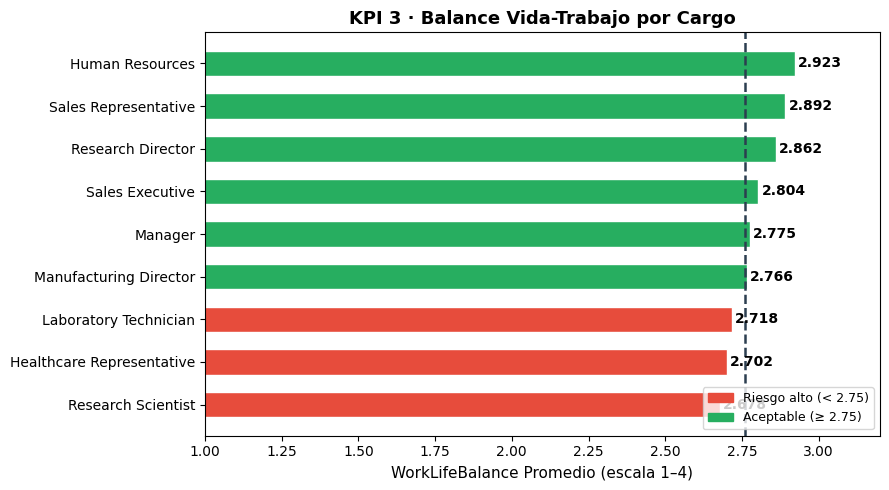
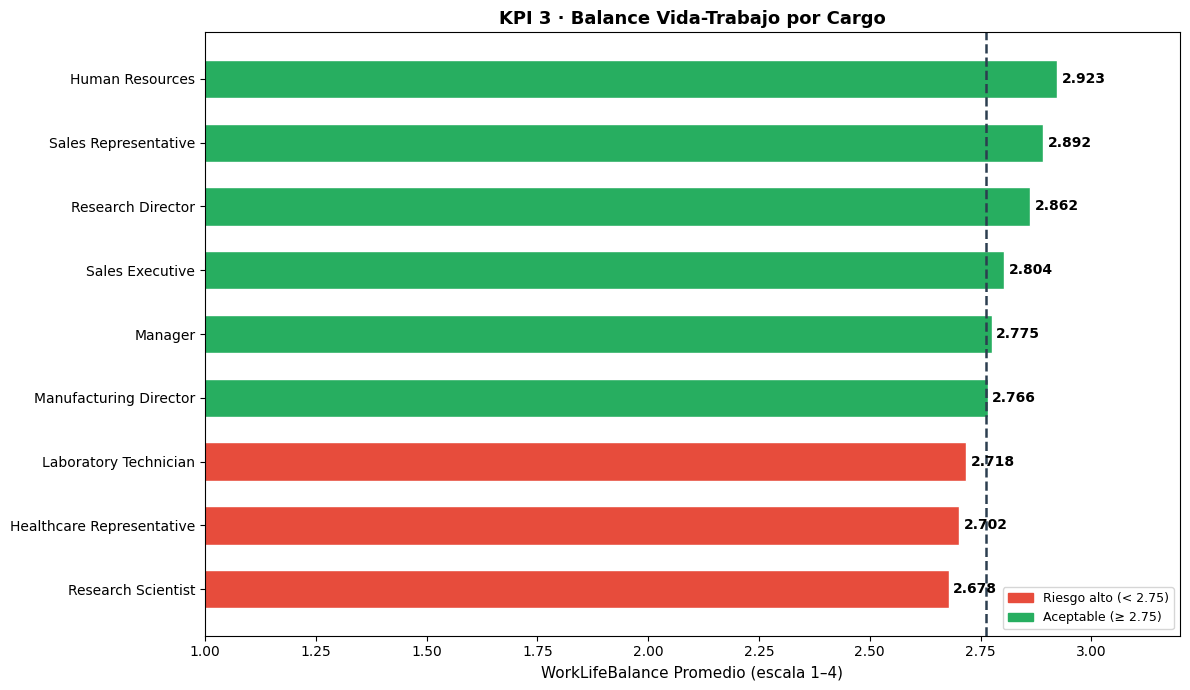
The notebook cell's code change between the first figure and the second:
--- before
+++ after
@@ -21,5 +21,5 @@
 
 # ── Gráfico ───────────────────────────────────────────────────────────────────
-fig, ax = plt.subplots(figsize=(9, 5))
+fig, ax = plt.subplots(figsize=(12, 7))
 palette = ['#e74c3c' if v < 2.75 else '#27ae60' for v in kpi3['WLB Promedio (1-4)']]
 bars = ax.barh(kpi3['Cargo (JobRole)'], kpi3['WLB Promedio (1-4)'],

Commit: Se creó con Colab